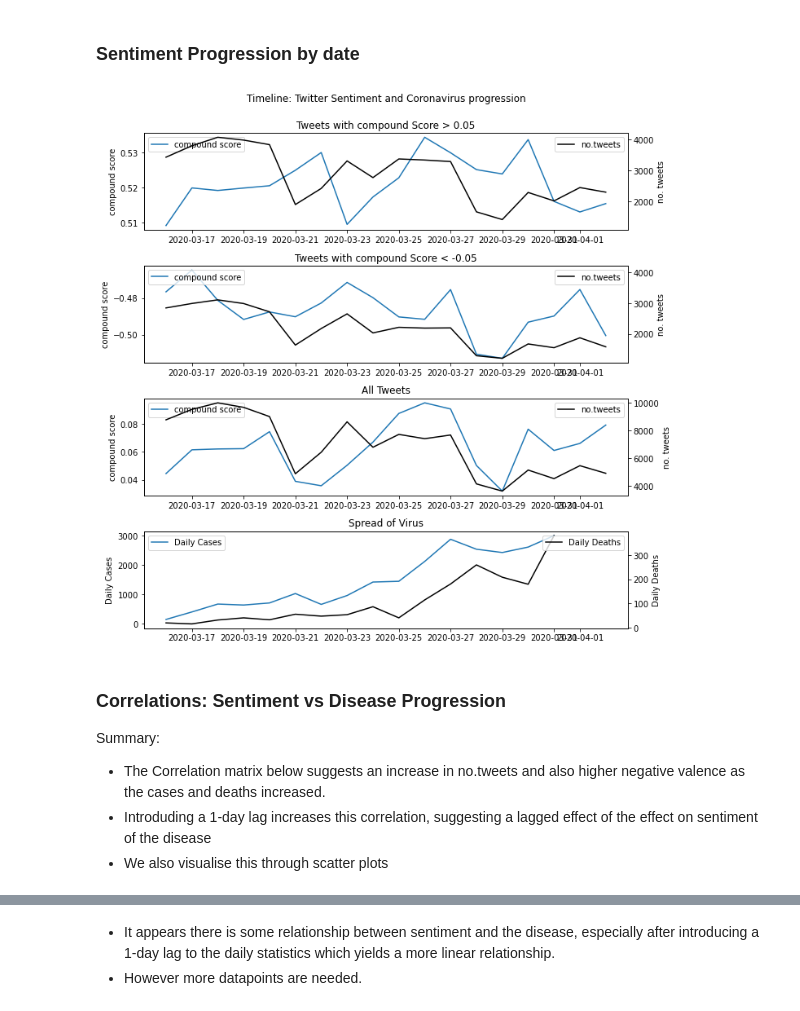
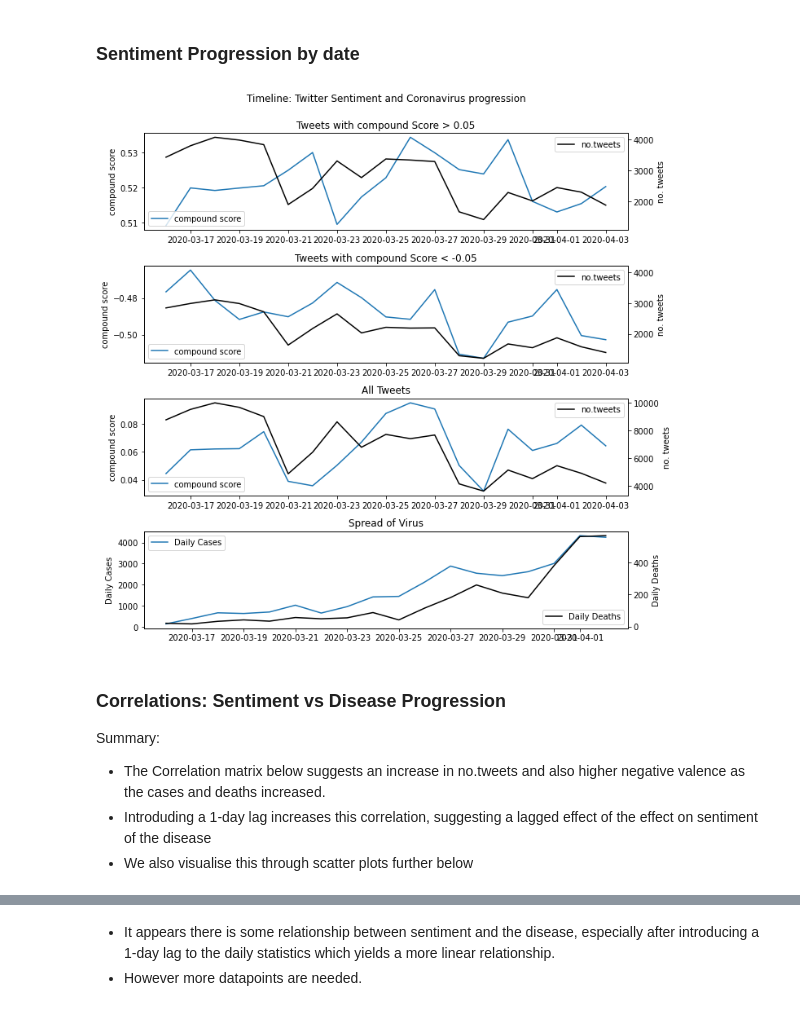
Before and after one commit to noahberhe/COVID-19, a Jupyter notebook: COVID-19 Anxiety Monitor.ipynb, the cells around one changed output, grey strips where cells are left out. Cells and saved outputs as stored; diff of their text form; code cells hidden in the pictures.

Commit message:
fixed date on cases

```diff
--- a/COVID-19 Anxiety Monitor.ipynb
+++ b/COVID-19 Anxiety Monitor.ipynb
@@ -28,7 +28,9 @@ from spacy.pipeline import EntityRuler
 # %%
 '''Reload Data'''
 tweets = pd.read_csv('./data/tweets.csv', parse_dates=['date'])
-cases = pd.read_csv('./data/UKDailyConfirmedCases.csv', parse_dates=['DateVal'])
+
+cases = pd.read_csv('./data/UKDailyConfirmedCases.csv')
+cases['DateVal'] = pd.to_datetime(cases['DateVal'], format='%d/%m/%Y')
 # %% [markdown]
 ## Retrieve Tweets, spaCy entity recognition, Vader scorer
 - Twitter Official API has time constraints, you can't get older tweets than a week.
@@ -142,7 +144,7 @@ def vader_scorer(df):
 '''Collate tweets per day into a tweets_dict'''
 
 tweets_dict = {}
-start = '2020-03-30'
+start = '2020-04-03'
 until = (datetime.today()-timedelta(days=1)).date()
 datelist = pd.date_range(start, end=until).tolist()
 
@@ -269,49 +268,49 @@ ax1.get_shared_y_axes().join(ax1, ax3)
 # Plot data on their respective axes:
 ax0.plot(tweets_pos_valence[('{}'.format(score),'mean')], label='{} score'.format(score))
 ax0.set_ylabel('{} score'.format(score))
-ax0.legend(loc='upper left')
+ax0.legend(loc='lower left')
 ax0.set_title('Tweets with {} Score > {}'.format(score,pos_threshold))
 
 ax1.plot(tweets_pos_valence[('{}'.format(score),'count')], label='no.tweets', c='k')
 ax1.set_ylabel('no. tweets')
 ax1.legend(loc='upper right')
 
 ax2.plot(tweets_neg_valence[('{}'.format(score),'mean')], label='{} score'.format(score))
 ax2.set_ylabel('{} score'.format(score))
-ax2.legend(loc='upper left')
+ax2.legend(loc='lower left')
 ax2.set_title('Tweets with {} Score < {}'.format(score,neg_threshold))
 
 ax3.plot(tweets_neg_valence[('{}'.format(score),'count')], label='no.tweets', c='k')
 ax3.set_ylabel('no. tweets')
 ax3.legend(loc='upper right')
 
 ax4.plot(tweets_all_valence[('{}'.format(score),'mean')], label='{} score'.format(score))
 ax4.set_ylabel('{} score'.format(score))
-ax4.legend(loc='upper left')
+ax4.legend(loc='lower left')
 ax4.set_title('All Tweets')
 
 ax5.plot(tweets_all_valence[('{}'.format(score),'count')], label='no.tweets', c='k')
 ax5.set_ylabel('no. tweets')
 ax5.legend(loc='upper right')
 
 ax6.plot(tweets_neg_valence['CMODateCount'], label='Daily Cases')
 ax6.set_ylabel('Daily Cases')
 ax6.legend(loc='upper left')
 ax6.set_title('Spread of Virus')
 
 ax7.plot(tweets_neg_valence['DailyDeaths'], label='Daily Deaths', c='k')
 ax7.set_ylabel('Daily Deaths')
-ax7.legend(loc='upper right')
+ax7.legend(loc='lower right')
 
 plt.tight_layout(rect=[0, 0.03, 1, 0.95]);
 # %% [output]
-[figure, old version]
+[figure, new version]
 # %% [markdown]
 ### Correlations: Sentiment vs Disease Progression
 Summary:
 - The Correlation matrix below suggests an increase in no.tweets and also higher negative valence as the cases and deaths increased.
 - Introduding a 1-day lag increases this correlation, suggesting a lagged effect of the effect on sentiment of the disease
-- We also visualise this through scatter plots
+- We also visualise this through scatter plots further below
 # %%
 '''HeatMap of Correlations'''
 plt.figure(figsize=(8,6))
```
Also changed, not shown: parts of 3 cells of this notebook, 1 other file.
